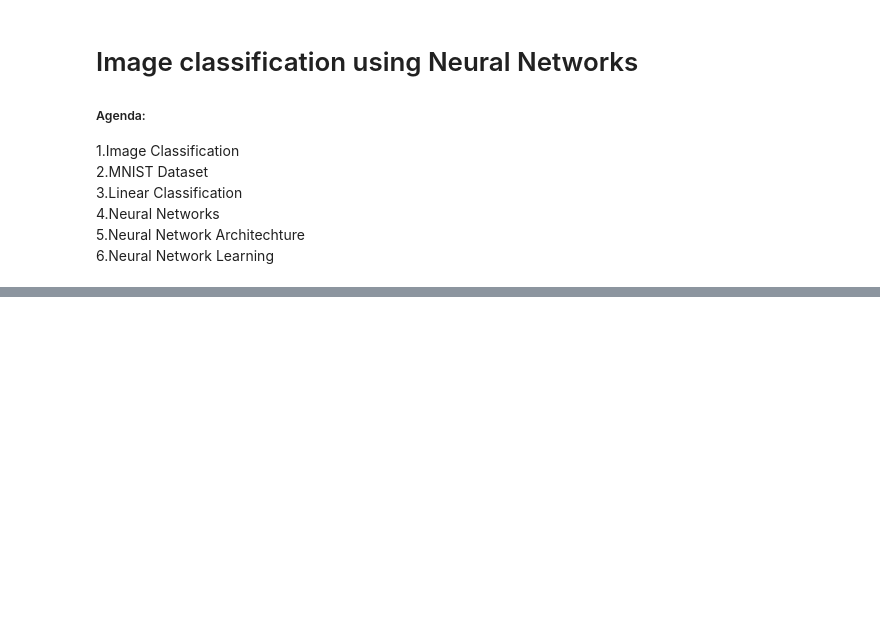
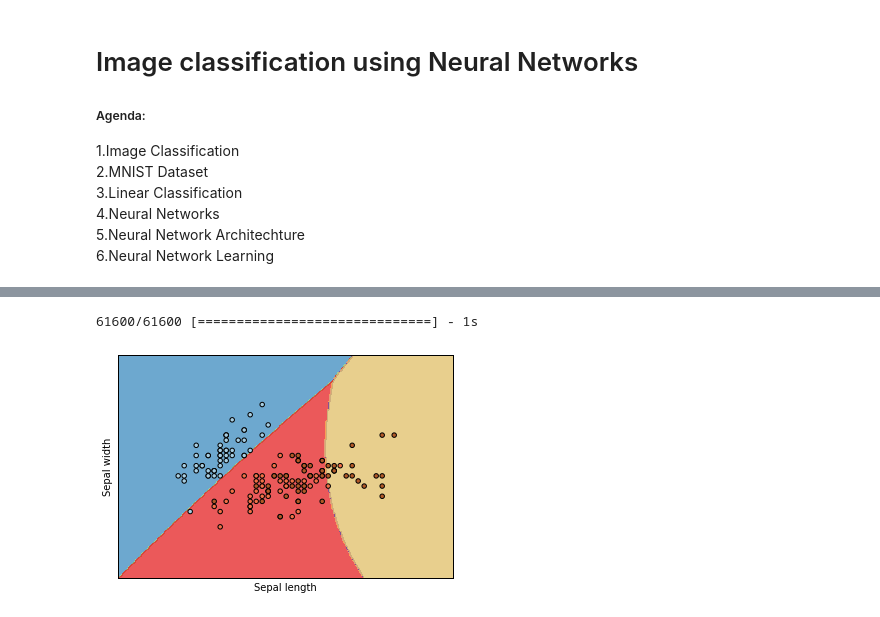
Before and after one commit to Aridian1842/neural_network_workshop, a Jupyter notebook: Untitled.ipynb, the cells around one changed output, grey strips where cells are left out. Drawn from its saved outputs; the diff is of its cells as text; code cells hidden in the pictures; blank space fills up the shorter version.

```diff
--- a/Untitled.ipynb
+++ b/Untitled.ipynb
@@ -233,3 +255,81 @@ interact(f, w1=[-100,100],b1=[-50,50],w2=[-100,100],b2=[-50,50],w3_1=[-100,100],
+# %%
+import numpy as np
+import matplotlib.pyplot as plt
+from sklearn import svm, datasets
+import numpy as np
+np.random.seed(1337)  # for reproducibility
+
+from keras.datasets import mnist
+from keras.models import Sequential
+from keras.layers.core import Dense, Dropout, Activation
+from keras.optimizers import SGD, Adam, RMSprop
+from keras.utils import np_utils
+
+# import some data to play with
+iris = datasets.load_iris()
+X = np.array(iris.data[:, :2])  # we only take the first two features. We could
+                                # avoid this ugly slicing by using a two-dim dataset
+
+y = iris.target
+batch_size = 10
+nb_classes = 3
+nb_epoch = 10
+y_cat = np_utils.to_categorical(y, nb_classes)
+
+h = .02  # step size in the mesh
+
+
+model = Sequential()
+model.add(Dense(50, input_dim=2))
+model.add(Activation('sigmoid'))
+model.add(Dense(50))
+model.add(Activation('sigmoid'))
+model.add(Dense(3))
+model.add(Activation('softmax'))
+
+
+model.compile(loss='categorical_crossentropy',
+              optimizer=Adam())
+history = model.fit(X, y_cat,
+                    batch_size=batch_size, nb_epoch=nb_epoch,verbose=0)
+
+# create a mesh to plot in
+x_min, x_max = X[:, 0].min() - 1, X[:, 0].max() + 1
+y_min, y_max = X[:, 1].min() - 1, X[:, 1].max() + 1
+xx, yy = np.meshgrid(np.arange(x_min, x_max, h),
+                     np.arange(y_min, y_max, h))
+
+# title for the plots
+titles = ['Neural network',]
+
+
+
+# Plot the decision boundary. For that, we will assign a color to each
+# point in the mesh [x_min, m_max]x[y_min, y_max].
+
+Z = model.predict_classes(np.c_[xx.ravel(), yy.ravel()])
+
+# Put the result into a color plot
+
+Z=Z+np.ones(len(Z))
+
+Z = Z.reshape(xx.shape)
+
+plt.contourf(xx, yy, Z, cmap=plt.cm.Paired, alpha=0.8)
+
+    # Plot also the training points
+plt.scatter(X[:, 0], X[:, 1], c=y, cmap=plt.cm.Paired)
+plt.xlabel('Sepal length')
+plt.ylabel('Sepal width')
+plt.xlim(xx.min(), xx.max())
+plt.ylim(yy.min(), yy.max())
+plt.xticks(())
+plt.yticks(())
+
+plt.show()
+# %% [output]
+61600/61600 [==============================] - 1s
+[figure, added]
 # %% [markdown]
 <H3>Setting number of layers and their sizes</H3>
 
```
Also changed, not shown: parts of 9 cells of this notebook.
